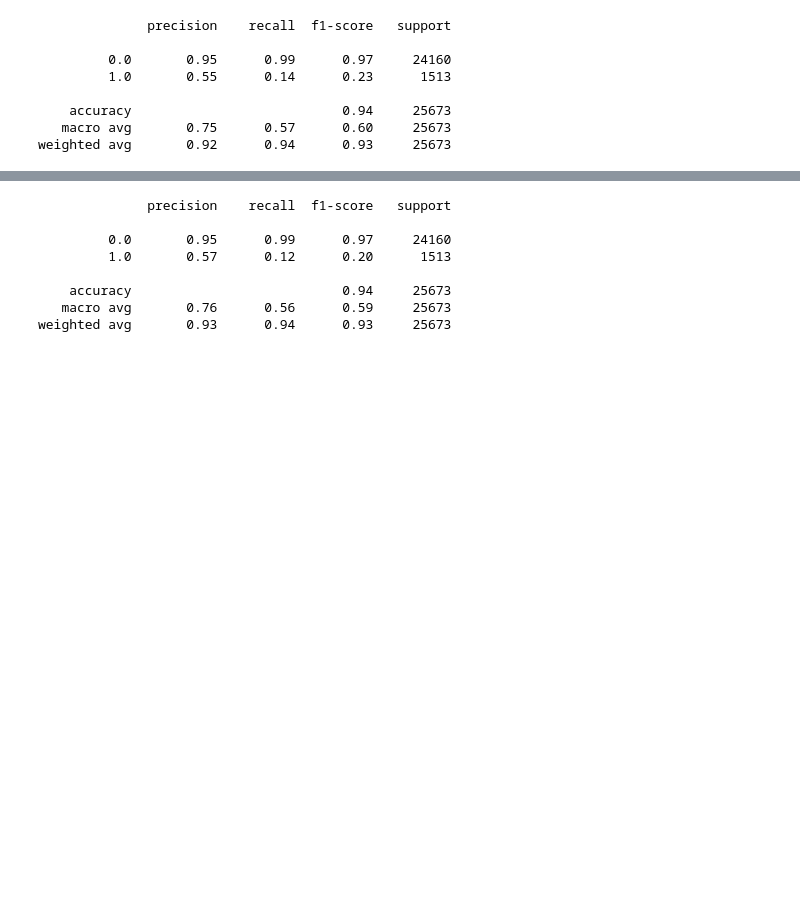
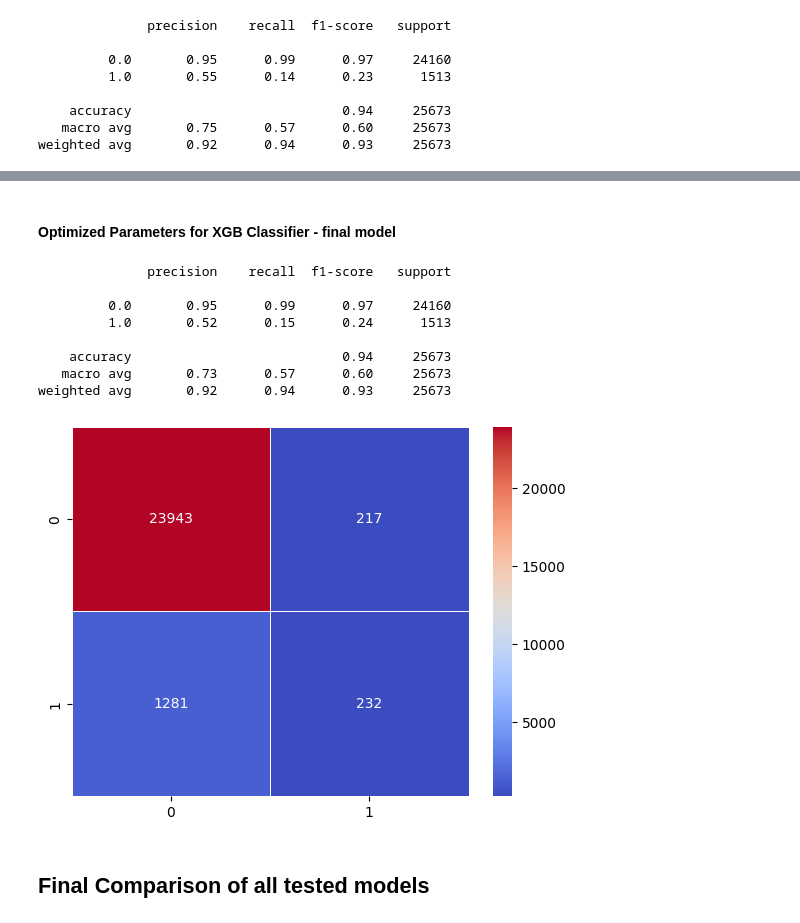
Before and after one commit to franzi105/Fraud-Detection, a Jupyter notebook: 03_Model.ipynb, the cells around one changed output, grey strips where cells are left out. Cells and saved outputs as stored; diff of their text form; code cells hidden in the pictures; blank space fills up the shorter version.

```diff
--- a/03_Model.ipynb
+++ b/03_Model.ipynb
@@ -428,0 +545,9 @@ result:
+# %%
+#Test of AdaBoost Classifier
+model=AdaBoostClassifier()
+model.fit(X_train, y_train)
+y_pred_ada=model.predict(X_test)
+print(classification_report(y_test, y_pred_ada))
+
+# saving f1 score to dictionary for comparison
+model_results['AdaBoost'] = classification_report(y_test, y_pred_ada, output_dict=True)['1.0']['f1-score']
@@ -428,0 +565,9 @@ result:
+# %%
+#Test of Logit Boost
+model=LogitBoost()
+model.fit(X_train, y_train)
+y_pred_logit=model.predict(X_test)
+print(classification_report(y_test, y_pred_logit))
+
+# saving f1 score to dictionary for comparison
+model_results['LogitBoost'] = classification_report(y_test, y_pred_logit, output_dict=True)['1.0']['f1-score']
@@ -429,10 +585,12 @@ result:
 # %%
-from xgboost import XGBClassifier
-#dtrain=xgb.DMatrix(X_train, label=y_train)
+#XGBoost Classifier
 model = XGBClassifier()
 model.fit(X_train, y_train)
 y_pred_xgb=model.predict(X_test)
 print(classification_report(y_test, y_pred_xgb))
+
+# saving f1 score to dictionary for comparison
+model_results['XGBoost'] = classification_report(y_test, y_pred_xgb, output_dict=True)['1.0']['f1-score']
 # %% [output]
               precision    recall  f1-score   support
 
@@ -500,16 +636,35 @@ weighted avg       0.91      0.94      0.92     25673
-# %%
-
-from logitboost import LogitBoost
-model=LogitBoost()
-model.fit(X_train, y_train)
-y_pred_logit=model.predict(X_test)
-print(classification_report(y_test, y_pred_logit))
-# %% [output]
-              precision    recall  f1-score   support
-
-         0.0       0.95      0.99      0.97     24160
-         1.0       0.57      0.12      0.20      1513
-
-    accuracy                           0.94     25673
-   macro avg       0.76      0.56      0.59     25673
-weighted avg       0.93      0.94      0.93     25673
+# %%
+# saving f1 score to dictionary for comparison
+model_results['XGBoost_RandomSearch'] = 0.23321718823006926
+# %% [markdown]
+#### Optimized Parameters for XGB Classifier - final model
+# %%
+#model with best parameters from Randomized Search
+best_model = XGBClassifier(subsample= 0.7999999999999999,
+        n_estimators= 500,
+        max_depth= 5,
+        learning_rate= 0.3,
+        colsample_bytree= 0.8999999999999999,
+        colsample_bylevel= 0.4)
+best_model.fit(X_train, y_train)
+y_pred_best=best_model.predict(X_test)
+
+# saving f1 score to dictionary for comparison
+model_results['XGBoost_RandomSearch'] = classification_report(y_test, y_pred_best, output_dict=True)['1.0']['f1-score']
+
+#Error Analysis of best estimator from randomized search by checking confusion matrix
+cm=confusion_matrix(y_test, y_pred_best)
+print(classification_report(y_test, y_pred_best))
+sns.heatmap(cm, linewidths=.5, annot=True, cmap='coolwarm', fmt='.0f');
+# %% [output]
+              precision    recall  f1-score   support
+
+         0.0       0.95      0.99      0.97     24160
+         1.0       0.52      0.15      0.24      1513
+
+    accuracy                           0.94     25673
+   macro avg       0.73      0.57      0.60     25673
+weighted avg       0.92      0.94      0.93     25673
+[figure, added]
+# %% [markdown]
+## Final Comparison of all tested models
```
Also changed, not shown: parts of 60 cells of this notebook.
